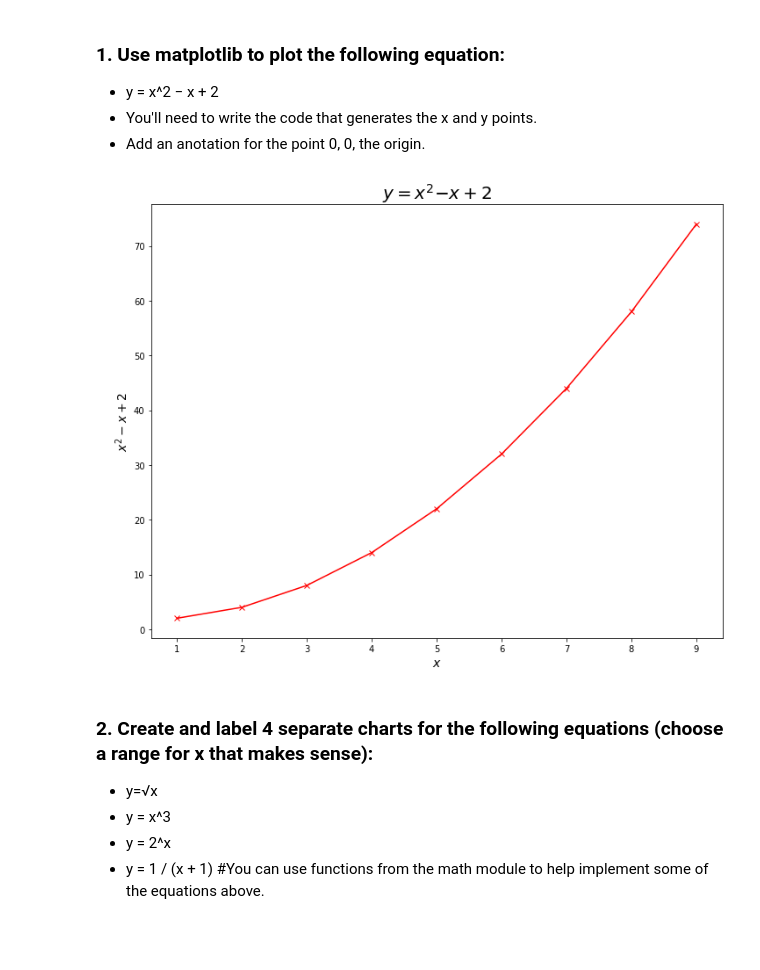
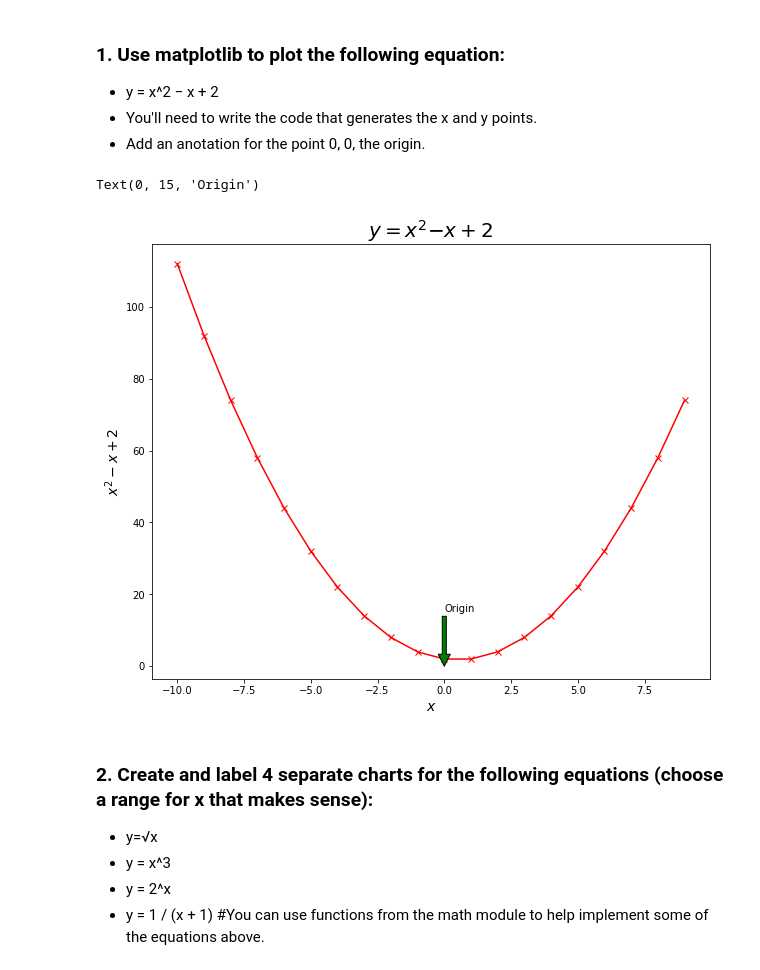
Before and after one commit to justin-m-sullivan/numpy-pandas-visualization-exercises, a Jupyter notebook: matplotlib_exercises.ipynb, the cells around one changed output. Cells and saved outputs as stored; diff of their text form; code cells hidden in the pictures; blank space fills up the shorter version.

```diff
--- a/matplotlib_exercises.ipynb
+++ b/matplotlib_exercises.ipynb
@@ -18,22 +18,21 @@ import pandas as pd
 # %%
 plt.figure(figsize = (10,8))
 
-x = range(1,10)
+x = range(-10,10)
 y = [n ** 2 - n + 2 for n in x]
 
 plt.plot(x,y, color = 'red', marker = 'x')
 
 plt.xlabel('$x$', fontsize = 14)
 plt.ylabel('$x^2 - x + 2$', fontsize = 14)
 
 
 plt.title('$y = x^2 − x + 2$', fontsize = 20)
 
-plt.annotate('Origin', xy=(0,0), xytext=(-.15,.10), arrowprops={'facecolor': 'blue'})
-plt.tight_layout()
-plt.show()
+plt.annotate('Origin', xy = (0,0), xytext = (0,15), arrowprops={'facecolor': 'green'})
 # %% [output]
+Text(0, 15, 'Origin')
-[figure, old version]
+[figure, new version]
 # %% [markdown]
 ### 2. Create and label 4 separate charts for the following equations (choose a range for x that makes sense):
 - y=√x
```
